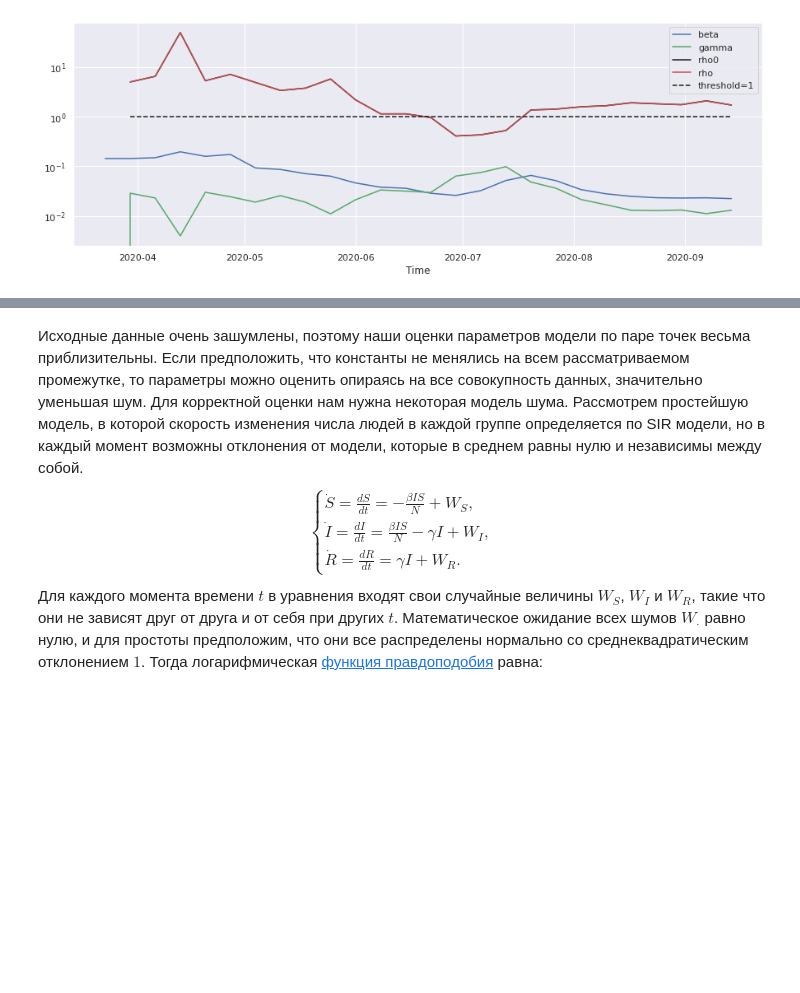
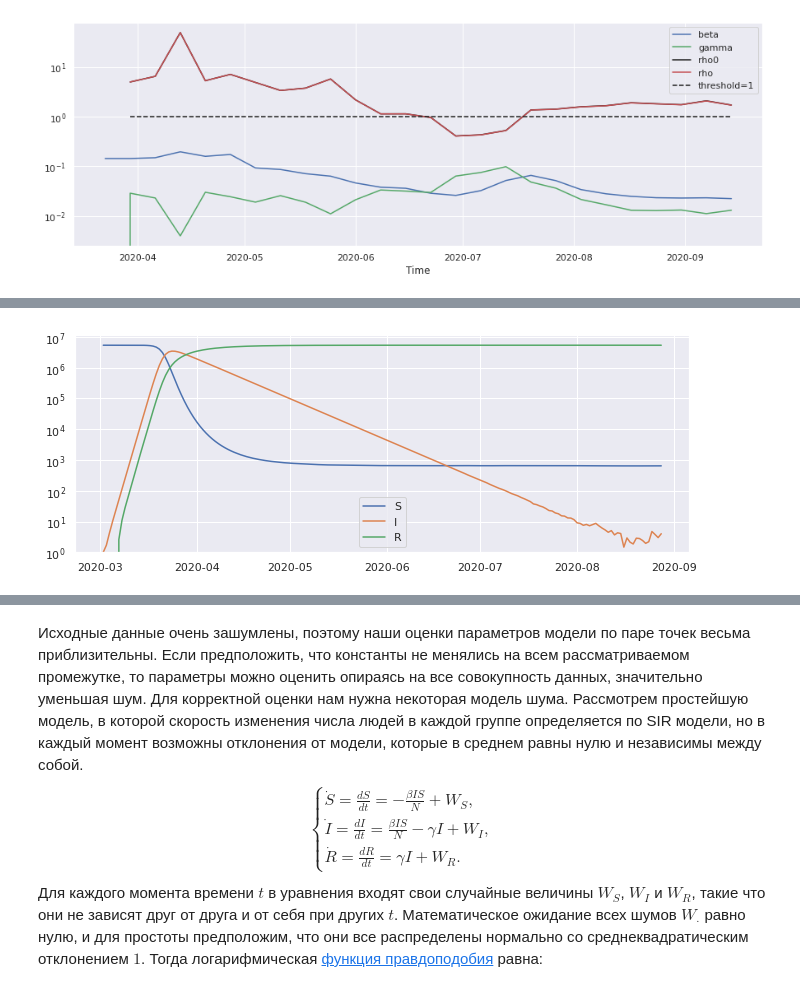
Before and after one commit to alepoydes/introduction-to-numerical-simulation, a Jupyter notebook: practice/covid/COVID-19.ipynb, the cells around one changed output, grey strips where cells are left out. Saved outputs shown, nothing was run; the diff lists cells and outputs as text; code cells hidden in the pictures; blank space fills up the shorter version.

```diff
--- a/practice/covid/COVID-19.ipynb
+++ b/practice/covid/COVID-19.ipynb
@@ -245,0 +360,79 @@ plt.show()
+# %%
+# Напишем код для модели, и посмотрим, какое предсказание даст нам модель.
+class GaussianNoise:
+    def __init__(self, sigma):
+        self._sigma = sigma
+
+    def __call__(self, *args):
+        return self.generate(*args)
+
+    def generate(self, *shape):
+        return self._sigma*np.random.randn(*shape)
+
+
+
+class SIR:
+    def __init__(self, noise=0):
+        """
+        Аргументы:
+            WS, WI = предположение о шуме для отдельных компонент.
+        """
+        self.WS, self.WI = GaussianNoise(noise), GaussianNoise(noise)
+        self.integrator = RungeKutta()
+
+    def generate(self, beta, gamma, alpha=0., periods=180,
+                 S0=5384342, I0=1, R0=0,
+                 dt=1, t0="2020-03-02"
+                ):
+        """
+        Генерирует один вариант развития эпидемии с одинаковыми начальными условиями.
+
+        Аргументы:
+            S, I, R = начальное число людей без иммунитета, больных, с иммунитетом.
+            t = начальный момент времени,
+            dt = шаг времени в днях,
+            periods = число шагов моделирования,
+            beta = скорость заражения,
+            gamma = скорость выздоровления,
+        """
+        index = pd.date_range(t0, periods=periods, freq=pd.DateOffset(days=dt))
+        S = np.zeros(periods)
+        I, R = np.zeros_like(S), np.zeros_like(S)
+        S[0], I[0], R[0] = S0, I0, R0
+        N = S0+I0+R0
+
+        for n in range(0, periods-1):
+            S[n+1], I[n+1], R[n+1] = self.integrator.integrate(
+                S[n], I[n], R[n],
+                rhs = lambda S, I, R: (-beta*S*I/N+alpha*R,beta*S*I/N-gamma*I,gamma*I-alpha*R),
+                period = dt,
+                dt = 0.1
+            )
+            WS, WI = self.WS(1)*np.sqrt(dt), self.WI(1)*np.sqrt(dt)
+            S[n+1] += WS
+            I[n+1] += WI
+            R[n+1] += -WS-WI
+
+
+        return pd.DataFrame(
+            data={ 'S': S, 'I': I, 'R': R },
+            index=index
+        )
+
+
+def inspect_SIR(simadata):
+    plt.semilogy(simdata['S'], label='S')
+    plt.semilogy(simdata['I'], label='I')
+    plt.semilogy(simdata['R'], label='R')
+    plt.legend()
+    plt.ylim((1, None))
+    plt.show()
+
+# Создаем модель.
+model = SIR(noise=1)
+
+# Проводим симуляцию.
+simdata = model.generate(beta=0.9, gamma=0.1)
+inspect_SIR(simdata)
+# %% [output]
+[figure, added]
```
Also changed, not shown: parts of 15 cells of this notebook.
